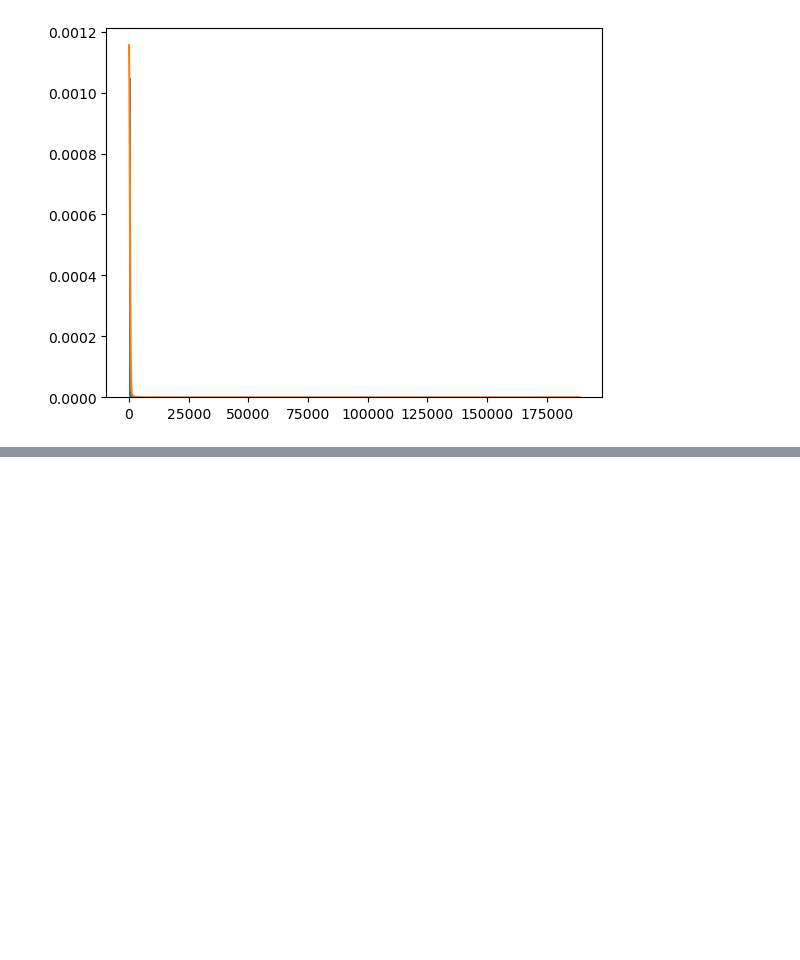
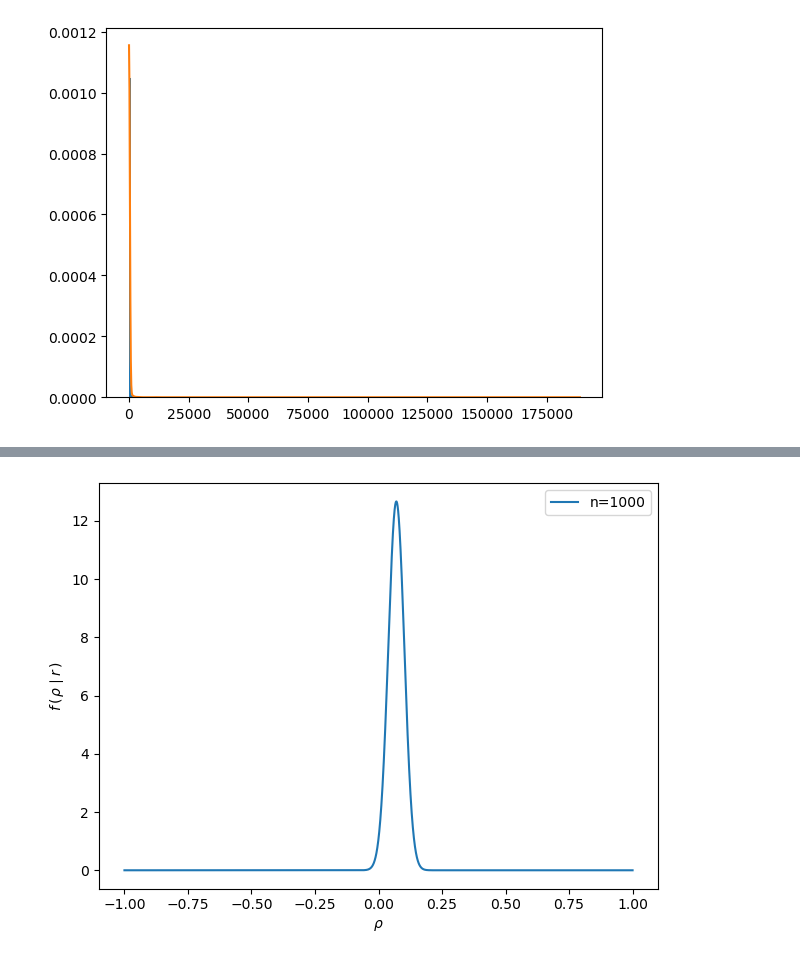
Before and after one commit to jonasbruhub/Analysis-of-Production-flow-systems-with-focus-on-industry, a Jupyter notebook: Simulations and code/Example Network Gaussian 3.ipynb, the cells around one changed output, grey strips where cells are left out. Saved outputs shown, nothing was run; the diff lists cells and outputs as text; code cells hidden in the pictures; blank space fills up the shorter version.

```diff
--- a/Simulations and code/Example Network Gaussian 3.ipynb
+++ b/Simulations and code/Example Network Gaussian 3.ipynb
@@ -308,0 +342,86 @@ plt.plot(xx,pdf)
+# %%
+n = 1000
+v = n-1
+
+alpha = 0.05
+r = 0.07    # sample (abs) correlation
+
+
+
+# ensure r is non-negative
+r = np.abs(r)
+
+nomalization_const = v * (v-1) / np.sqrt(2*np.pi) * np.exp( scipy.special.loggamma(v-1) - scipy.special.loggamma(v + 0.5) )
+
+# Check if with out abs, correlation CI contains 0
+rho_bounds = np.linspace(-1,1,1_000_001)
+rho = (rho_bounds[1:] + rho_bounds[:-1])/2
+pdf_rho = nomalization_const * np.exp((v-1)/2 * np.log(1-r**2) + (v/2 - 1)*np.log(1-rho**2) + (0.5 - v)*np.log(1-rho*r)) * scipy.special.hyp2f1(1.5, -0.5, v+0.5, (1+rho*r)/2)
+dh = (rho_bounds[-1] - rho_bounds[0]) / rho.__len__()
+CI_rho = [rho_bounds[1:][np.cumsum(pdf_rho) * dh < alpha/2][-1], rho_bounds[1:][np.cumsum(pdf_rho) * dh > (1-alpha/2)][0]]
+
+
+plt.plot(rho,pdf_rho, label=f"n={n}")
+
+
+# prepare for next step
+rho_bounds = np.linspace(0,1,1_000_001)
+rho = (rho_bounds[1:] + rho_bounds[:-1])/2
+pdf_abs = nomalization_const * ( np.exp((v-1)/2 * np.log(1-r**2) + (v/2 - 1)*np.log(1-rho**2) + (0.5 - v)*np.log(1-rho*r)) * scipy.special.hyp2f1(1.5, -0.5, v+0.5, (1+rho*r)/2) + np.exp((v-1)/2 * np.log(1-r**2) + (v/2 - 1)*np.log(1-rho**2) + (0.5 - v)*np.log(1+rho*r)) * scipy.special.hyp2f1(1.5, -0.5, v+0.5, (1-rho*r)/2) )
+dh = (rho_bounds[-1] - rho_bounds[0]) / rho.__len__()
+
+# If contains 0, use refelct-added density to calculate instead
+if ( (CI_rho[0] <= 0 ) & (0 <= CI_rho[1]) ):
+    print("CI [0,b]. Correlation not different from 0. Using reflected density.")
+    CI_rho = [0, rho_bounds[1:][np.cumsum(pdf_abs) * dh > (1-alpha)][0]]
+
+else:
+    print("CI [a,b]. Correlation different from 0. Using reflected density.")
+    CI_rho = [rho_bounds[1:][np.cumsum(pdf_abs) * dh < alpha/2][-1], rho_bounds[1:][np.cumsum(pdf_abs) * dh > (1-alpha/2)][0]]
+
+# # plt_idx = (rho >-0.1) & (rho < 0.1)
+# # plt.plot(rho[plt_idx],pdf_rho[plt_idx])
+# plt.plot(rho,pdf_abs)
+# plt.xlabel(r"$\left|\rho\right|$")
+# plt.ylabel(r"$f\,\left(\,\left|\rho\right| \mid \left|r\right|\,\right)$");
+
+plt.xlabel(r"$\rho$")
+plt.ylabel(r"$f\,\left(\,\rho \mid r\,\right)$");
+
+
+
+
+# print(f"probability mass: {pdf_abs.sum() * (rho_bounds[-1] - rho_bounds[0]) / pdf_abs.__len__()}")
+
+# # Computing CI for absolute correlation
+# CI_rho = [rho_bounds[1:][np.cumsum(pdf_abs) * 2 / rho.__len__() < alpha/2][-1], rho_bounds[1:][np.cumsum(pdf_abs) * (rho_bounds[-1] - rho_bounds[0]) / rho.__len__() > (1-alpha/2)][0]]
+
+# if not ( (r >= CI_rho[0]) & (r <= CI_rho[1]) ):
+#     print("CI does not contain sample, switching to other def.")
+#     # rho_bounds = np.linspace(-1,1,1_000_001)
+#     # rho = (rho_bounds[1:] + rho_bounds[:-1])/2
+#     # pdf_rho = nomalization_const * np.exp((v-1)/2 * np.log(1-r**2) + (v/2 - 1)*np.log(1-rho**2) + (0.5 - v)*np.log(1-rho*r)) * scipy.special.hyp2f1(1.5, -0.5, v+0.5, (1+rho*r)/2)
+#     CI_rho = [0, rho_bounds[1:][np.cumsum(pdf_abs) * (rho_bounds[-1] - rho_bounds[0]) / rho.__len__() > (1-alpha)][0]]
+#     # CI_rho = [0, rho_bounds[1:][np.cumsum(pdf_rho) * (rho_bounds[-1] - rho_bounds[0]) / rho.__len__() > (1-alpha/2)][0]]
+# # if CI_rho[0] < 0:
+# #     CI_rho[0] = 0
+print(f"CI abs rho: {CI_rho}")
+# note that for the lower bound, we take from 1 and not 0. This is because cumsum does not return 0 as the forst element, which it should do if we wanted use from index 0
+
+# # get the usual 1.9599 when r = 0 as we would expect from the student-t distribution
+
+
+# # 0, 0.016449999999999854
+
+# rho_bounds = np.linspace(-1,1,1_000_001)
+# rho = (rho_bounds[1:] + rho_bounds[:-1])/2
+# pdf_rho = nomalization_const * np.exp((v-1)/2 * np.log(1-r**2) + (v/2 - 1)*np.log(1-rho**2) + (0.5 - v)*np.log(1-rho*r)) * scipy.special.hyp2f1(1.5, -0.5, v+0.5, (1+rho*r)/2)
+# plt.plot(rho,pdf_rho)
+# plt.xlabel(r"$\left|\rho\right|$")
+# plt.ylabel(r"$f\,\left(\,\left|\rho\right| \mid \left|r\right|\,\right)$");
+
+# plt.xlim(-0.03, 0.03)
+
+plt.legend()
+plt.tight_layout()
+# %% [output]
@@ -308,0 +430 @@ plt.plot(xx,pdf)
+[figure, added]
```
Also changed, not shown: parts of 10 cells of this notebook, 21 other files.
